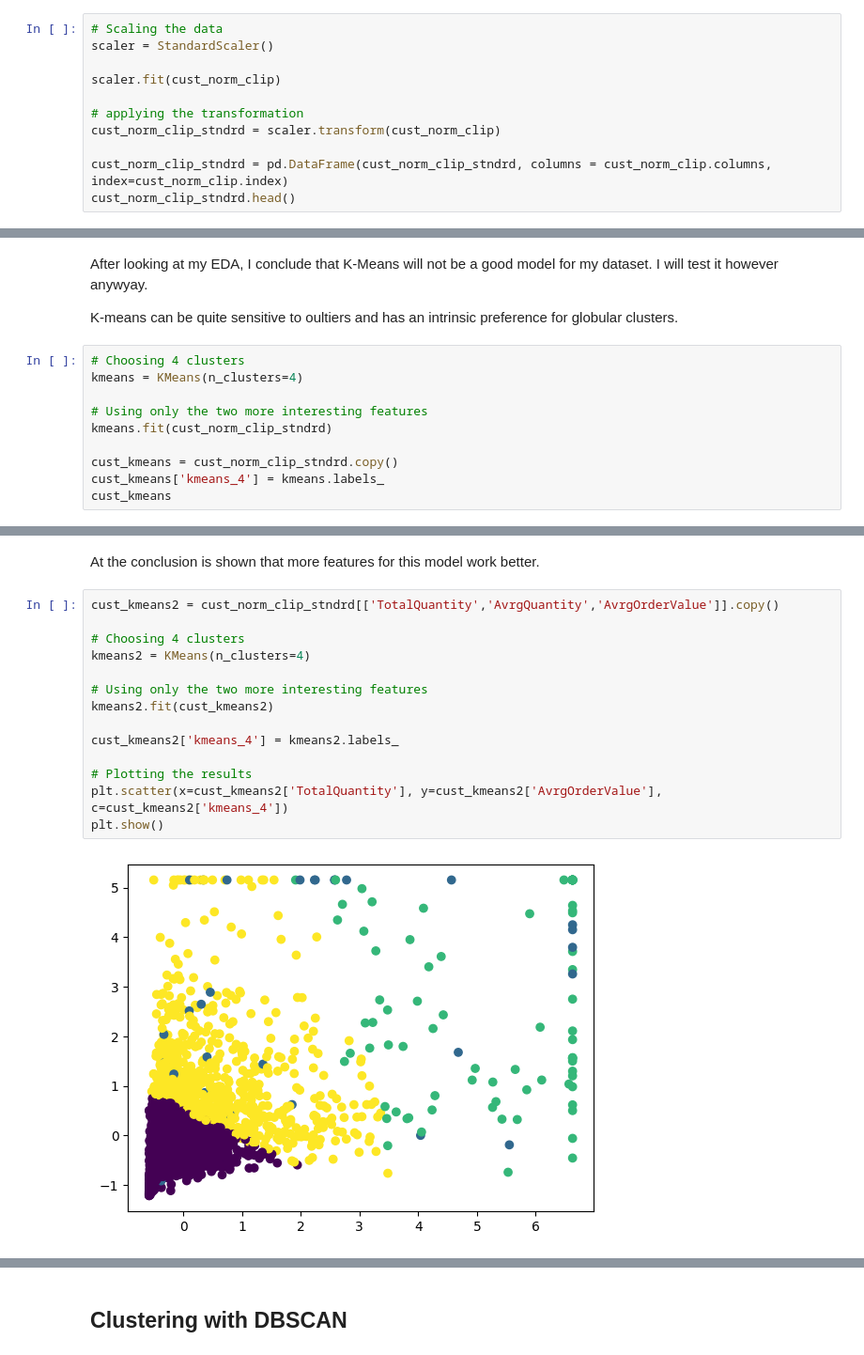
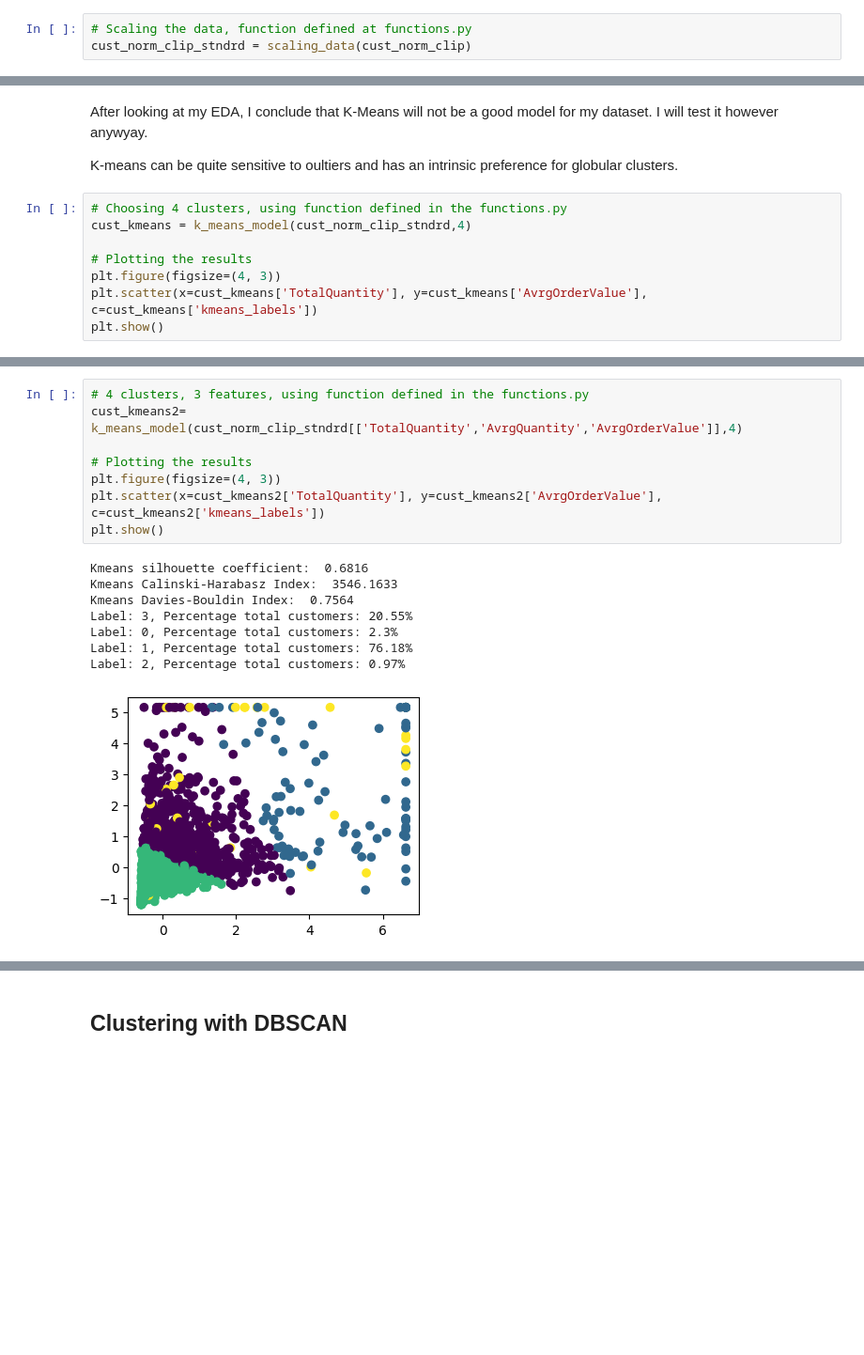
Before and after one commit to dimitsagk/ClientClustering_InventoryForecast, a Jupyter notebook: notebooks/03_ClientClustering_ML-notebook.ipynb, the cells around one changed output, grey strips where cells are left out. Shown at 94% size. Cells and saved outputs as stored; diff of their text form; blank space fills up the shorter version.

```diff
--- a/notebooks/03_ClientClustering_ML-notebook.ipynb
+++ b/notebooks/03_ClientClustering_ML-notebook.ipynb
@@ -276,13 +230,5 @@ Standarization: the values are transfomed to end up with mean = 0 and std = 0.
 
 $$z = \frac{(x-mean(x))}{\sigma}$$
 # %%
-# Scaling the data
-scaler = StandardScaler()
-
-scaler.fit(cust_norm_clip)
-
-# applying the transformation
-cust_norm_clip_stndrd = scaler.transform(cust_norm_clip)
-
-cust_norm_clip_stndrd = pd.DataFrame(cust_norm_clip_stndrd, columns = cust_norm_clip.columns, index=cust_norm_clip.index)
-cust_norm_clip_stndrd.head()
+# Scaling the data, function defined at functions.py
+cust_norm_clip_stndrd = scaling_data(cust_norm_clip)
@@ -332,13 +297,11 @@ After looking at my EDA, I conclude that K-Means will not be a good model for my
 
 K-means can be quite sensitive to oultiers and has an intrinsic preference for globular clusters.
 # %%
-# Choosing 4 clusters
-kmeans = KMeans(n_clusters=4)
+# Choosing 4 clusters, using function defined in the functions.py
+cust_kmeans = k_means_model(cust_norm_clip_stndrd,4)
 
-# Using only the two more interesting features
-kmeans.fit(cust_norm_clip_stndrd)
-
-cust_kmeans = cust_norm_clip_stndrd.copy()
-cust_kmeans['kmeans_4'] = kmeans.labels_
-cust_kmeans
+# Plotting the results
+plt.figure(figsize=(4, 3))
+plt.scatter(x=cust_kmeans['TotalQuantity'], y=cust_kmeans['AvrgOrderValue'], c=cust_kmeans['kmeans_labels'])
+plt.show()
 # %% [output]
@@ -374,18 +318,17 @@ plt.show()
-# %% [markdown]
-At the conclusion is shown that more features for this model work better.
 # %%
-cust_kmeans2 = cust_norm_clip_stndrd[['TotalQuantity','AvrgQuantity','AvrgOrderValue']].copy()
-
-# Choosing 4 clusters
-kmeans2 = KMeans(n_clusters=4)
-
-# Using only the two more interesting features
-kmeans2.fit(cust_kmeans2)
-
-cust_kmeans2['kmeans_4'] = kmeans2.labels_
+# 4 clusters, 3 features, using function defined in the functions.py
+cust_kmeans2= k_means_model(cust_norm_clip_stndrd[['TotalQuantity','AvrgQuantity','AvrgOrderValue']],4)
 
 # Plotting the results
-plt.scatter(x=cust_kmeans2['TotalQuantity'], y=cust_kmeans2['AvrgOrderValue'], c=cust_kmeans2['kmeans_4'])
+plt.figure(figsize=(4, 3))
+plt.scatter(x=cust_kmeans2['TotalQuantity'], y=cust_kmeans2['AvrgOrderValue'], c=cust_kmeans2['kmeans_labels'])
 plt.show()
 # %% [output]
+Kmeans silhouette coefficient:  0.6816
+Kmeans Calinski-Harabasz Index:  3546.1633
+Kmeans Davies-Bouldin Index:  0.7564
+Label: 3, Percentage total customers: 20.55%
+Label: 0, Percentage total customers: 2.3%
+Label: 1, Percentage total customers: 76.18%
+Label: 2, Percentage total customers: 0.97%
-[figure, old version]
+[figure, new version]
```
Also changed, not shown: parts of 89 cells of this notebook.
